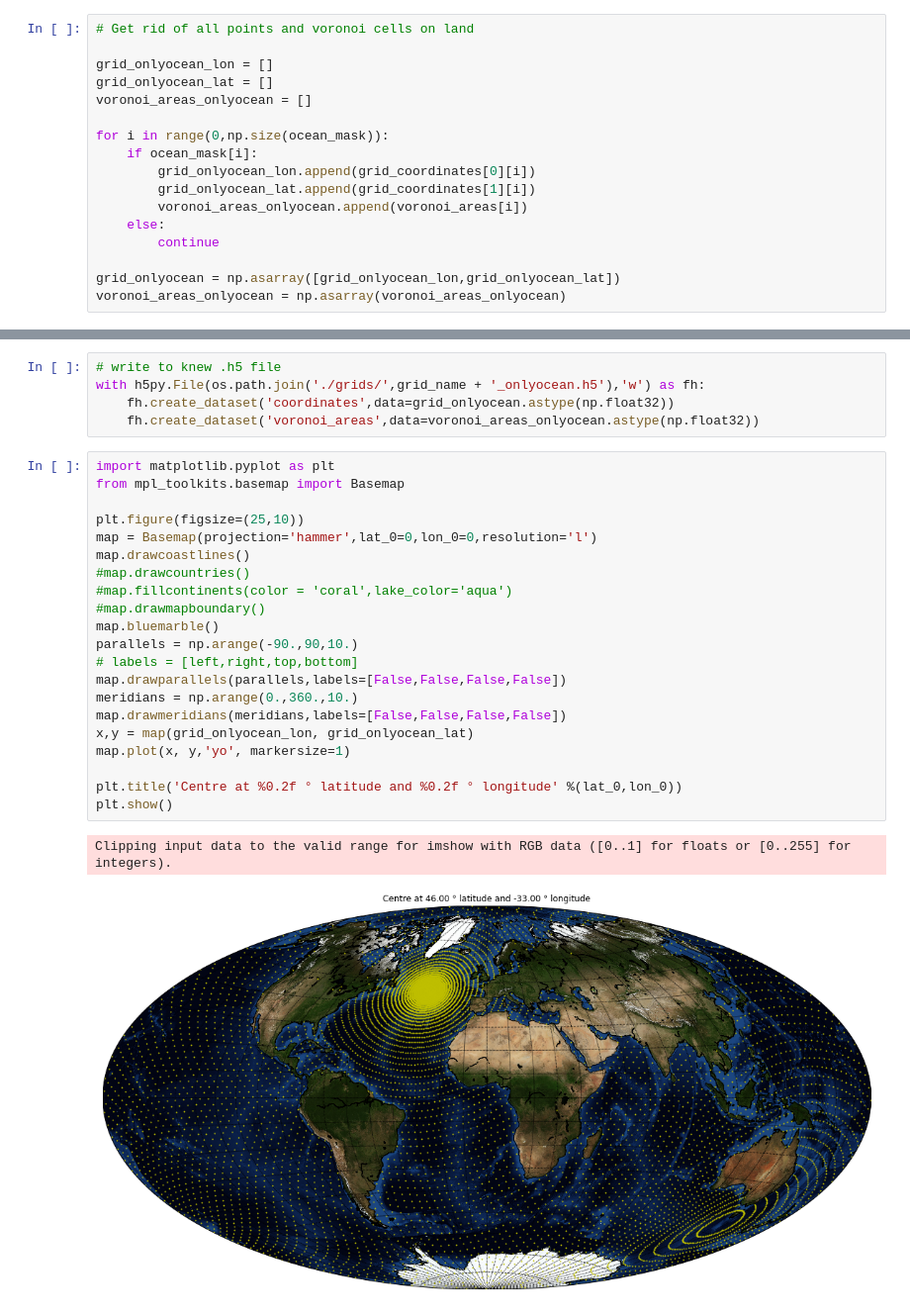
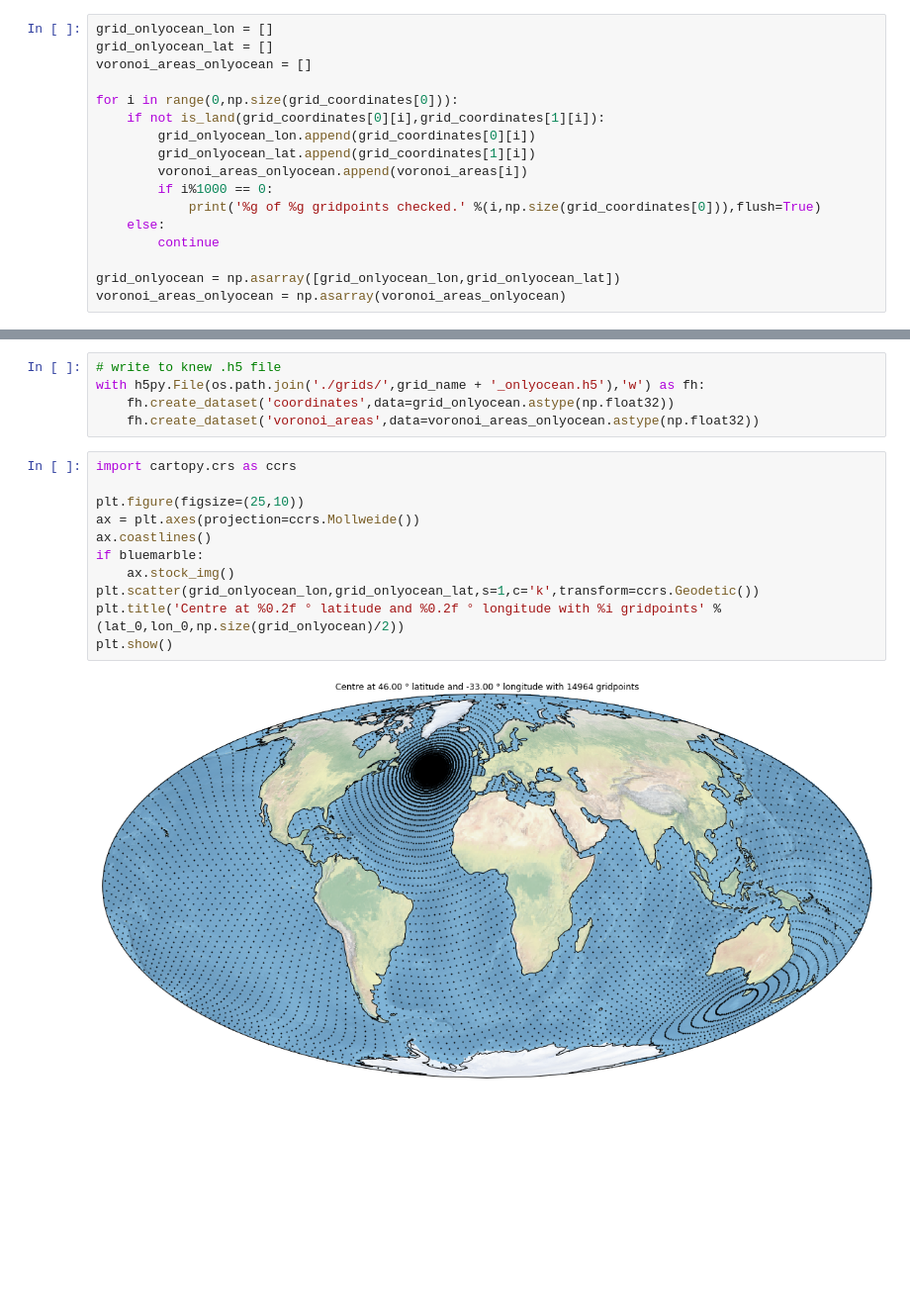
Before and after one commit to jigel/GaussVoronoiGrid, a Jupyter notebook: GaussVoronoiGrid.ipynb, the cells around one changed output, grey strips where cells are left out. Shown at 99% size. Drawn from its saved outputs; the diff is of its cells as text; blank space fills up the shorter version.

Commit message:
Cartopy Update
basemap replaced with cartopy

```diff
--- a/GaussVoronoiGrid.ipynb
+++ b/GaussVoronoiGrid.ipynb
@@ -119,15 +111,15 @@ Getting ocean mask done.
 # %%
-# Get rid of all points and voronoi cells on land
-
 grid_onlyocean_lon = []
 grid_onlyocean_lat = []
 voronoi_areas_onlyocean = []
 
-for i in range(0,np.size(ocean_mask)):
-    if ocean_mask[i]:
+for i in range(0,np.size(grid_coordinates[0])):
+    if not is_land(grid_coordinates[0][i],grid_coordinates[1][i]):
         grid_onlyocean_lon.append(grid_coordinates[0][i])
         grid_onlyocean_lat.append(grid_coordinates[1][i])
         voronoi_areas_onlyocean.append(voronoi_areas[i])
+        if i%1000 == 0:
+            print('%g of %g gridpoints checked.' %(i,np.size(grid_coordinates[0])),flush=True)
     else:
         continue
 
@@ -138,27 +148,16 @@ voronoi_areas_onlyocean = np.asarray(voronoi_areas_onlyocean)
 with h5py.File(os.path.join('./grids/',grid_name + '_onlyocean.h5'),'w') as fh:
     fh.create_dataset('coordinates',data=grid_onlyocean.astype(np.float32))
     fh.create_dataset('voronoi_areas',data=voronoi_areas_onlyocean.astype(np.float32))
-# %%
-import matplotlib.pyplot as plt
-from mpl_toolkits.basemap import Basemap
-
-plt.figure(figsize=(25,10))
-map = Basemap(projection='hammer',lat_0=0,lon_0=0,resolution='l')
-map.drawcoastlines()
-#map.drawcountries()
-#map.fillcontinents(color = 'coral',lake_color='aqua')
-#map.drawmapboundary()
-map.bluemarble()
-parallels = np.arange(-90.,90,10.)
-# labels = [left,right,top,bottom]
-map.drawparallels(parallels,labels=[False,False,False,False])
-meridians = np.arange(0.,360.,10.)
-map.drawmeridians(meridians,labels=[False,False,False,False])
-x,y = map(grid_onlyocean_lon, grid_onlyocean_lat)
-map.plot(x, y,'yo', markersize=1)
-
-plt.title('Centre at %0.2f ° latitude and %0.2f ° longitude' %(lat_0,lon_0))
-plt.show()
-# %% [output]
-Clipping input data to the valid range for imshow with RGB data ([0..1] for floats or [0..255] for integers).
-[figure, removed]
+# %%
+import cartopy.crs as ccrs
+
+plt.figure(figsize=(25,10))
+ax = plt.axes(projection=ccrs.Mollweide())
+ax.coastlines()
+if bluemarble:
+    ax.stock_img()
+plt.scatter(grid_onlyocean_lon,grid_onlyocean_lat,s=1,c='k',transform=ccrs.Geodetic())
+plt.title('Centre at %0.2f ° latitude and %0.2f ° longitude with %i gridpoints' %(lat_0,lon_0,np.size(grid_onlyocean)/2))
+plt.show()
+# %% [output]
+[figure, added]
```
Also changed, not shown: parts of 6 cells of this notebook, 12 other files.
